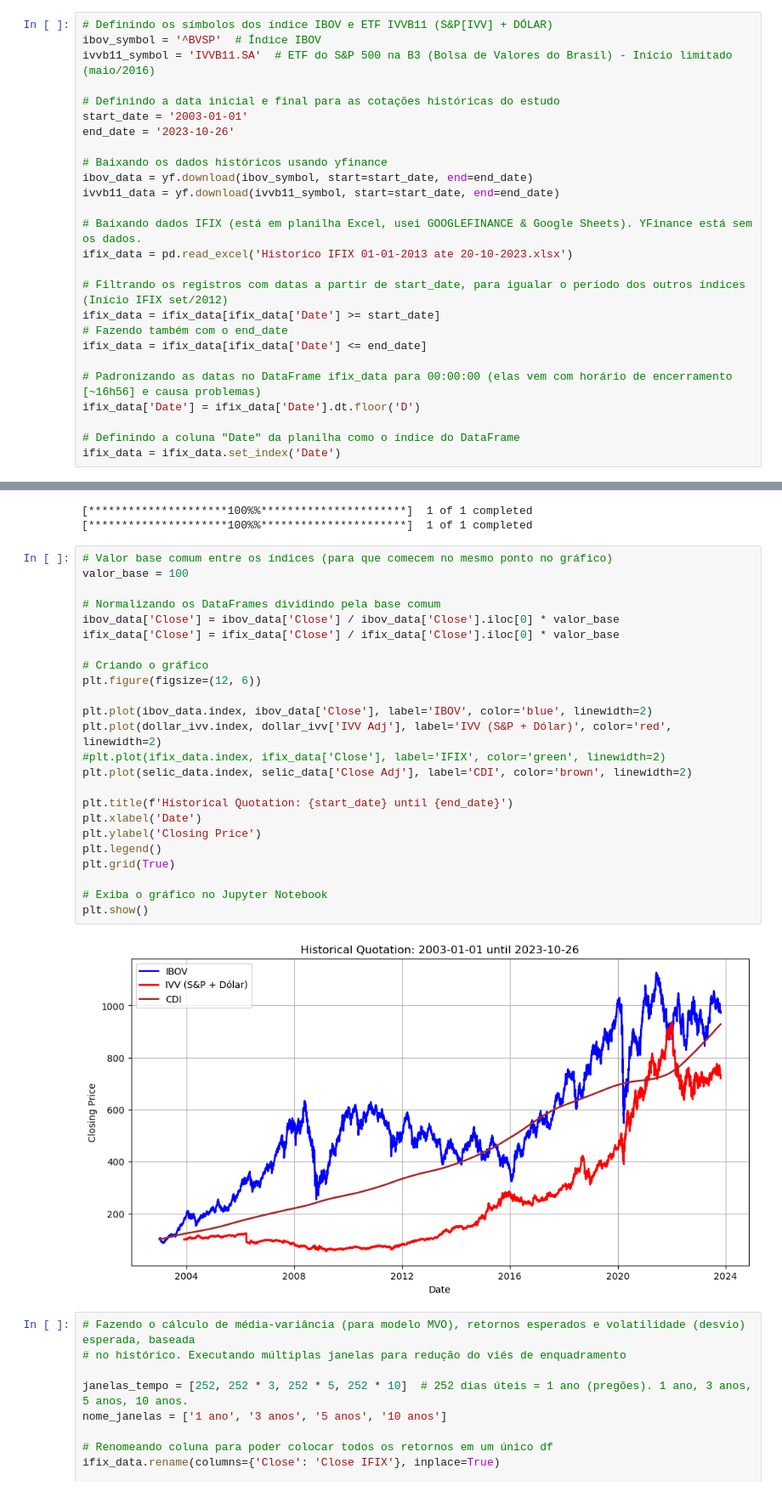
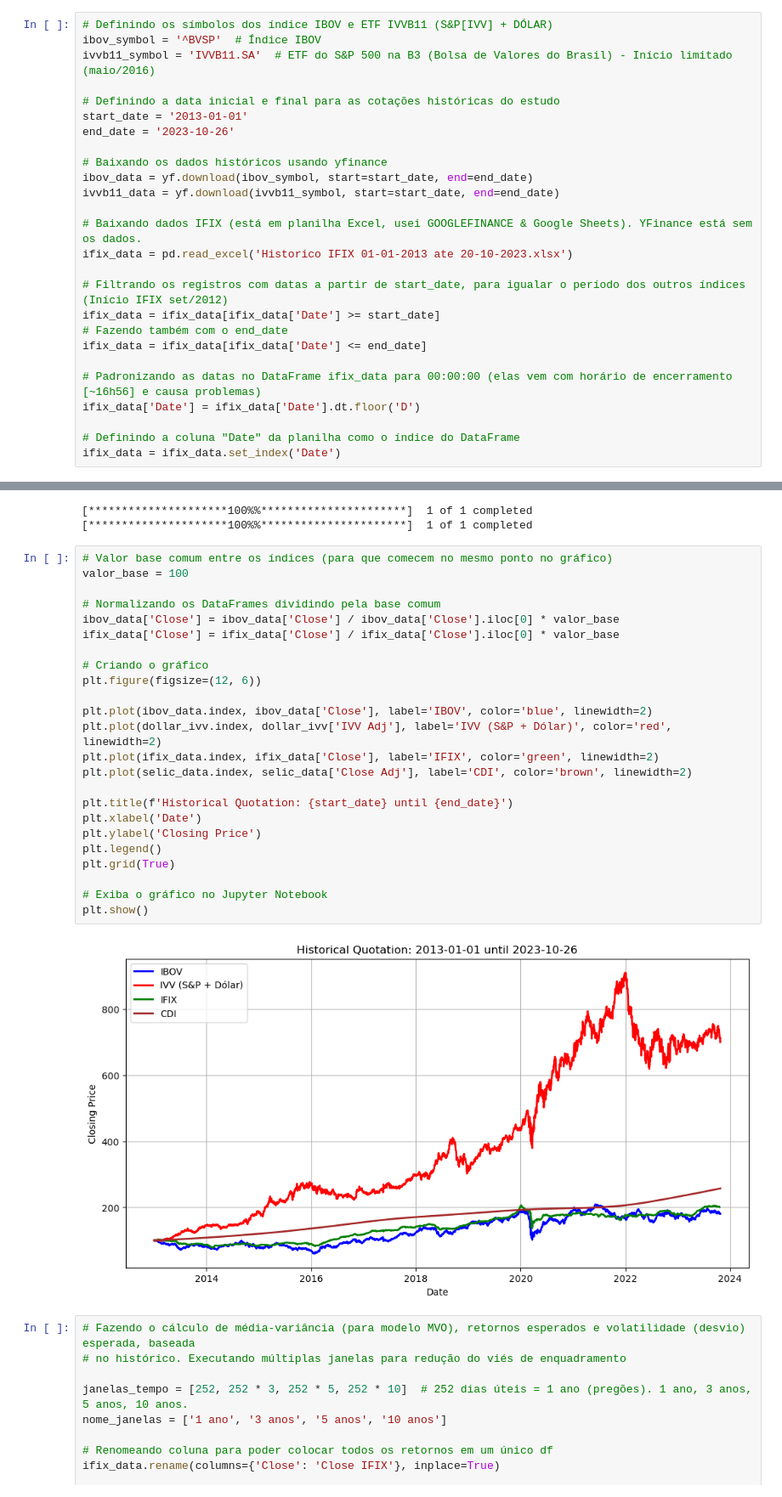
Before and after one commit to paulinhok14/Asset-Allocation, a Jupyter notebook: Asset Allocation.ipynb, the cells around one changed output, grey strips where cells are left out. Shown at 85% size. Drawn from its saved outputs; the diff is of its cells as text.

```diff
--- a/Asset Allocation.ipynb
+++ b/Asset Allocation.ipynb
@@ -13,7 +13,7 @@ ibov_symbol = '^BVSP'  # Índice IBOV
 ivvb11_symbol = 'IVVB11.SA'  # ETF do S&P 500 na B3 (Bolsa de Valores do Brasil) - Início limitado (maio/2016)
 
 # Definindo a data inicial e final para as cotações históricas do estudo
-start_date = '2003-01-01'
+start_date = '2013-01-01'
 end_date = '2023-10-26'
 
 # Baixando os dados históricos usando yfinance
@@ -113,29 +113,29 @@ dollar_ivv['IVV Adj'] = (1 + dollar_ivv['IVV']).cumprod() * 100
 # %%
 # Valor base comum entre os índices (para que comecem no mesmo ponto no gráfico)
 valor_base = 100
 
 # Normalizando os DataFrames dividindo pela base comum
 ibov_data['Close'] = ibov_data['Close'] / ibov_data['Close'].iloc[0] * valor_base
 ifix_data['Close'] = ifix_data['Close'] / ifix_data['Close'].iloc[0] * valor_base
 
 # Criando o gráfico
 plt.figure(figsize=(12, 6))
 
 plt.plot(ibov_data.index, ibov_data['Close'], label='IBOV', color='blue', linewidth=2)
 plt.plot(dollar_ivv.index, dollar_ivv['IVV Adj'], label='IVV (S&P + Dólar)', color='red', linewidth=2)
-#plt.plot(ifix_data.index, ifix_data['Close'], label='IFIX', color='green', linewidth=2)
+plt.plot(ifix_data.index, ifix_data['Close'], label='IFIX', color='green', linewidth=2)
 plt.plot(selic_data.index, selic_data['Close Adj'], label='CDI', color='brown', linewidth=2)
 
 plt.title(f'Historical Quotation: {start_date} until {end_date}')
 plt.xlabel('Date')
 plt.ylabel('Closing Price')
 plt.legend()
 plt.grid(True)
 
 # Exiba o gráfico no Jupyter Notebook
 plt.show()
 # %% [output]
-[figure, old version]
+[figure, new version]
 # %%
 # Fazendo o cálculo de média-variância (para modelo MVO), retornos esperados e volatilidade (desvio) esperada, baseada
 # no histórico. Executando múltiplas janelas para redução do viés de enquadramento
```
Also changed, not shown: parts of 2 cells of this notebook.
